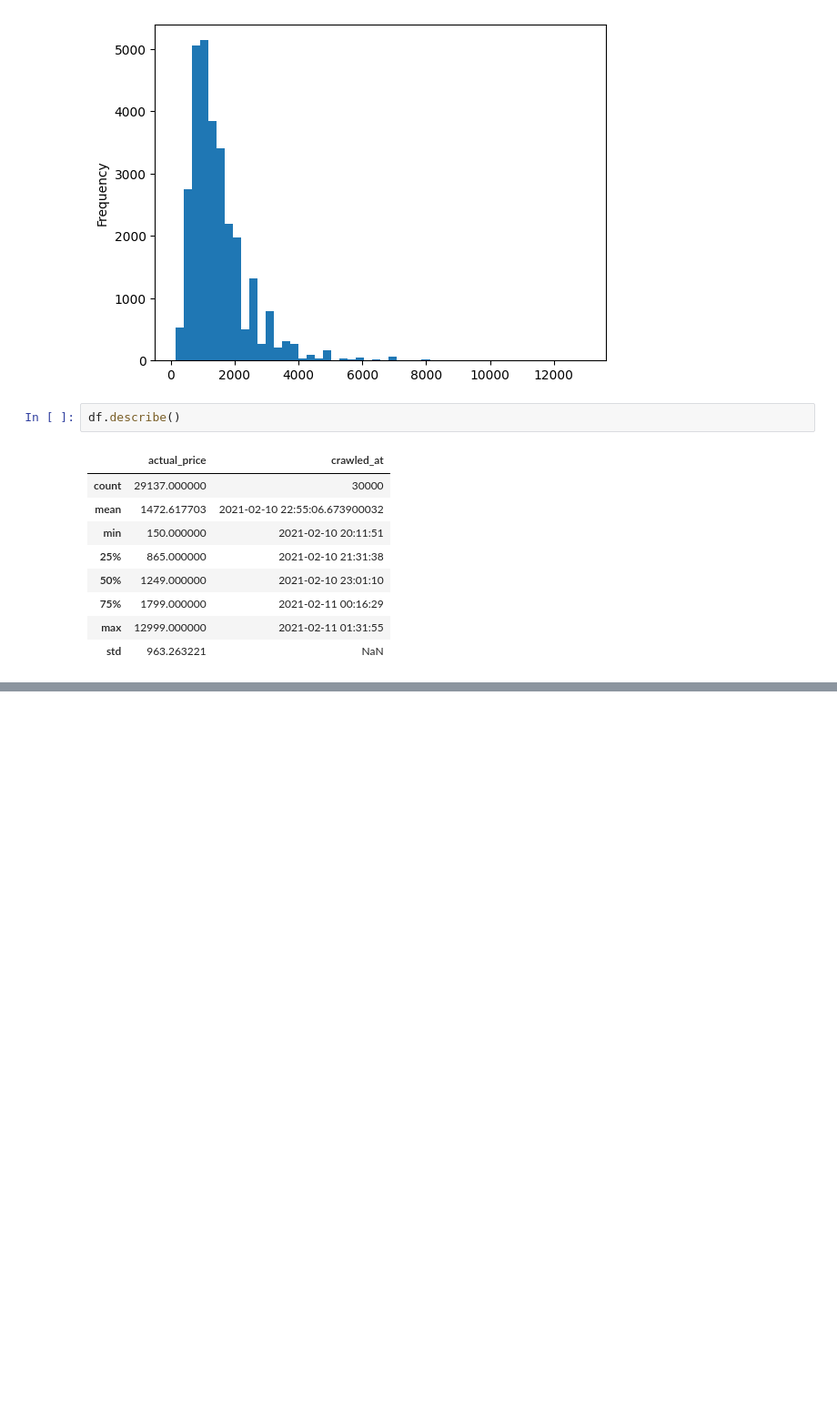
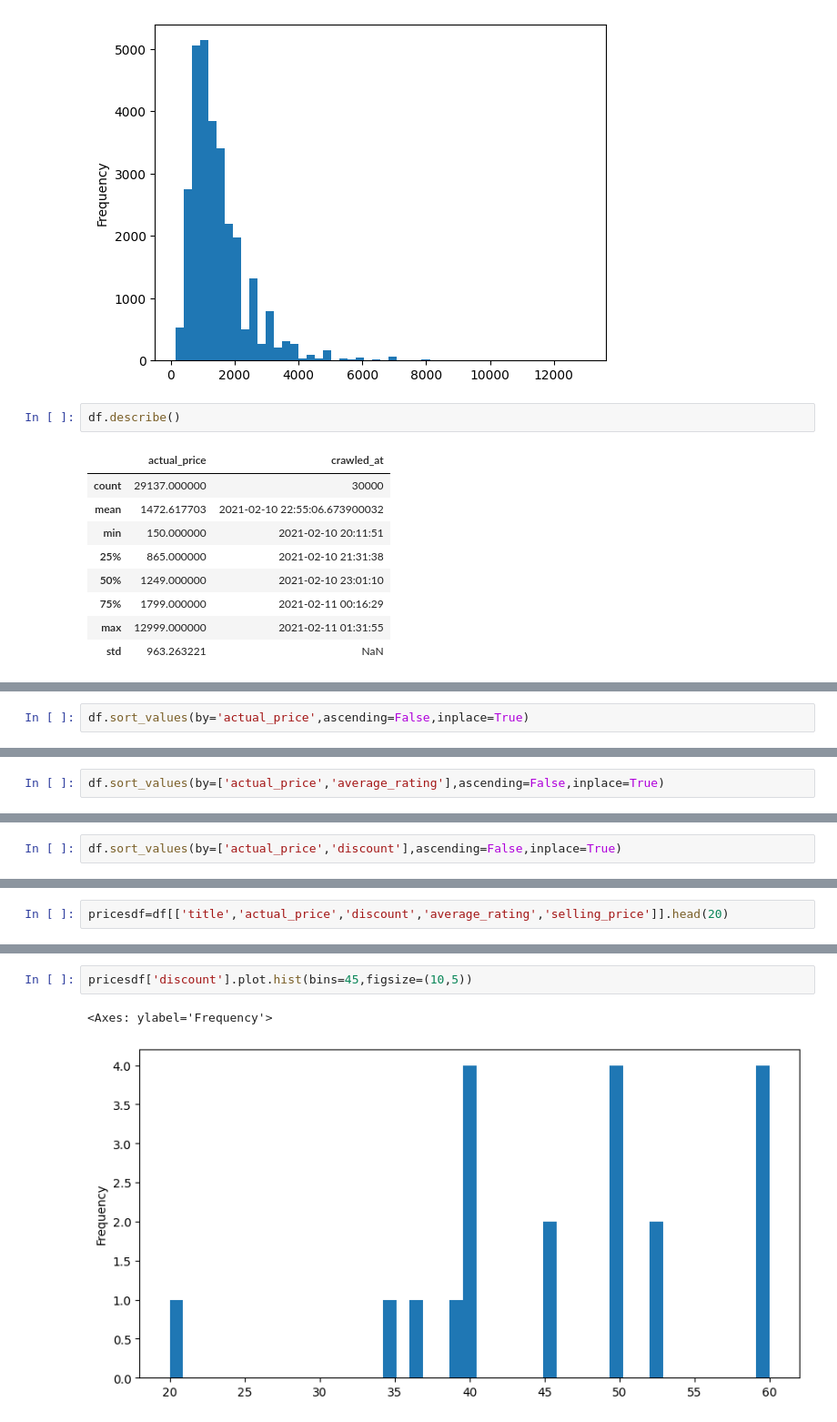
Before and after one commit to imadulhasan/python-databse, a Jupyter notebook: analysis_2.ipynb, the cells around one changed output, grey strips where cells are left out. Shown at 91% size. Saved outputs shown, nothing was run; the diff lists cells and outputs as text; blank space fills up the shorter version.

```diff
--- a/analysis_2.ipynb
+++ b/analysis_2.ipynb
@@ -119,0 +463,2 @@ df.describe()
+# %%
+df.sort_values(by='actual_price',ascending=False,inplace=True)
@@ -119,0 +481,2 @@ df.describe()
+# %%
+df.sort_values(by=['actual_price','average_rating'],ascending=False,inplace=True)
@@ -119,0 +503,2 @@ df.describe()
+# %%
+df.sort_values(by=['actual_price','discount'],ascending=False,inplace=True)
@@ -119,0 +525,2 @@ df.describe()
+# %%
+pricesdf=df[['title','actual_price','discount','average_rating','selling_price']].head(20)
@@ -119,0 +547,5 @@ df.describe()
+# %%
+pricesdf['discount'].plot.hist(bins=45,figsize=(10,5))
+# %% [output]
+<Axes: ylabel='Frequency'>
+[figure, added]
```
Also changed, not shown: parts of 37 cells of this notebook.
